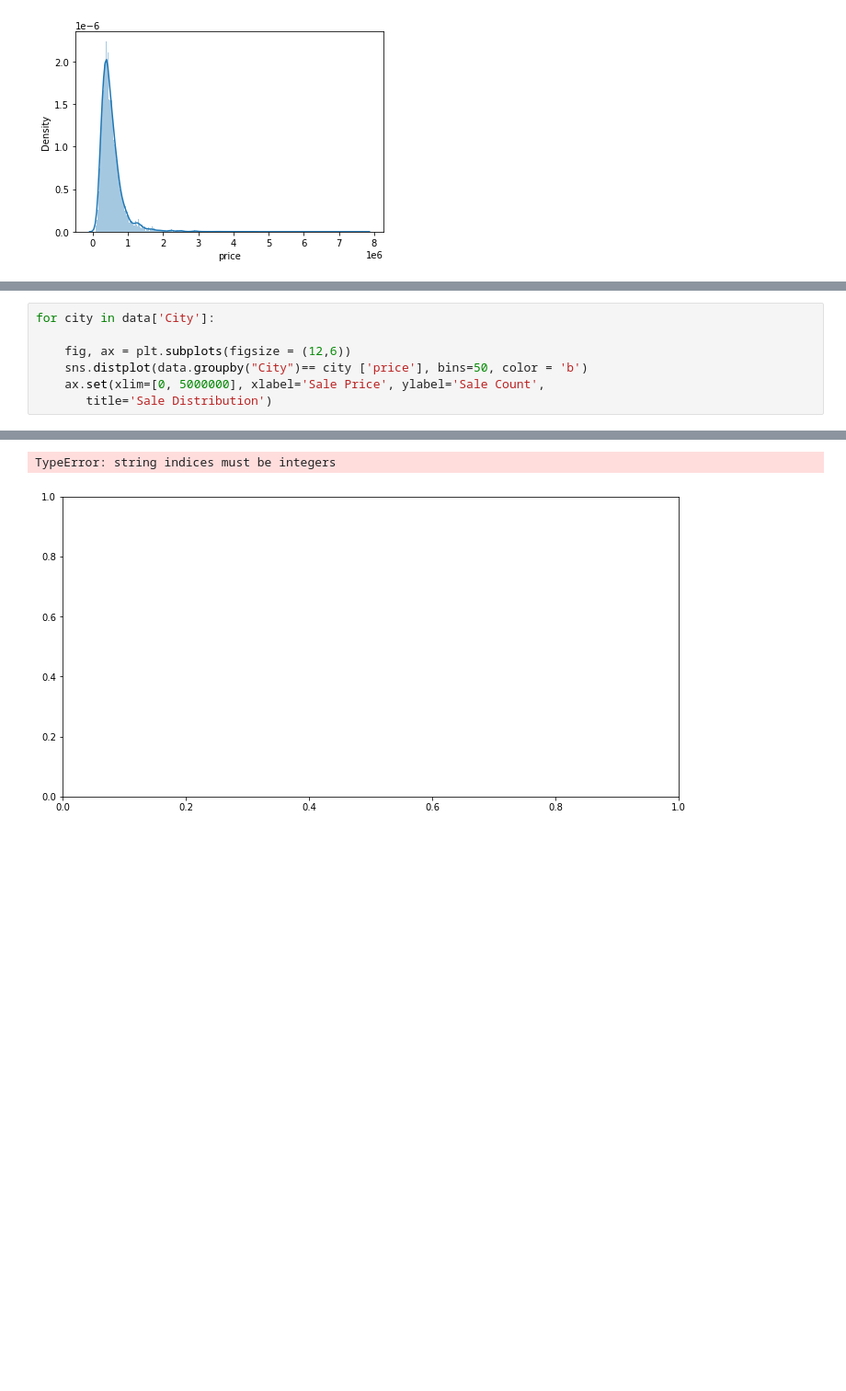
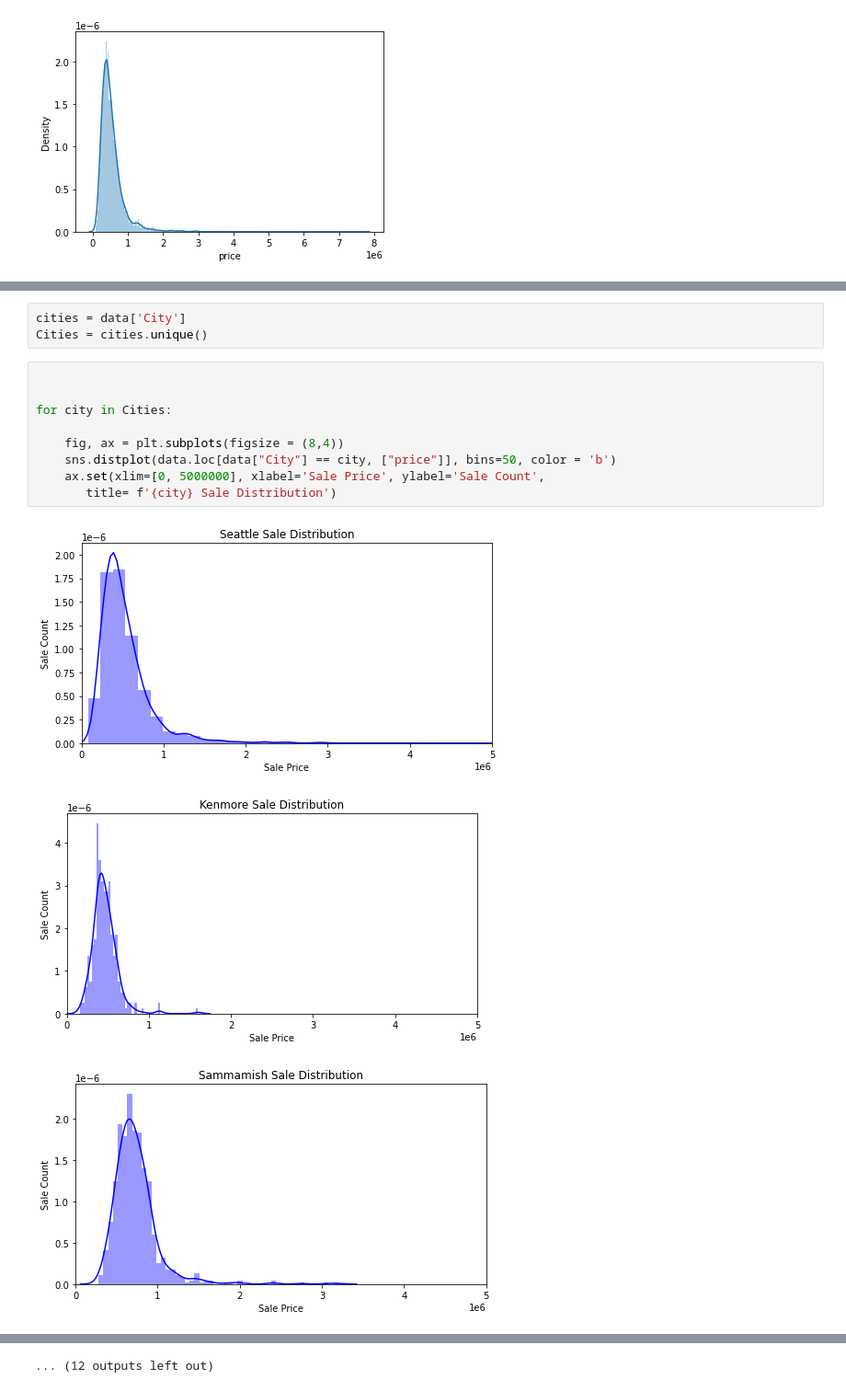
Before and after one commit to learn-co-curriculum/dsc-phase-2-project, a Jupyter notebook: student.ipynb, the cells around one changed output, grey strips where cells are left out. Shown: that part at 92% size. Saved outputs shown, nothing was run; the diff lists cells and outputs as text; blank space fills up the shorter version.

```diff
--- a/student.ipynb
+++ b/student.ipynb
@@ -206,8 +218,16 @@ ValueError: No axis named City for object type DataFrame
+# %%
+cities = data['City']
+Cities = cities.unique()
 # %%
-for city in data['City']:
 
-    fig, ax = plt.subplots(figsize = (12,6))
-    sns.distplot(data.groupby("City")== city ['price'], bins=50, color = 'b')
+
+for city in Cities:
+
+    fig, ax = plt.subplots(figsize = (8,4))
+    sns.distplot(data.loc[data["City"] == city, ["price"]], bins=50, color = 'b')
     ax.set(xlim=[0, 5000000], xlabel='Sale Price', ylabel='Sale Count',
-       title='Sale Distribution')
+       title= f'{city} Sale Distribution')
 # %% [output]
+[figure, new version]
+[figure, added]
+[figure, added]
@@ -214,2 +243 @@ for city in data['City']:
-TypeError: string indices must be integers
+... (12 outputs left out)
-[figure, old version]
```
Also changed, not shown: parts of 18 cells of this notebook.
